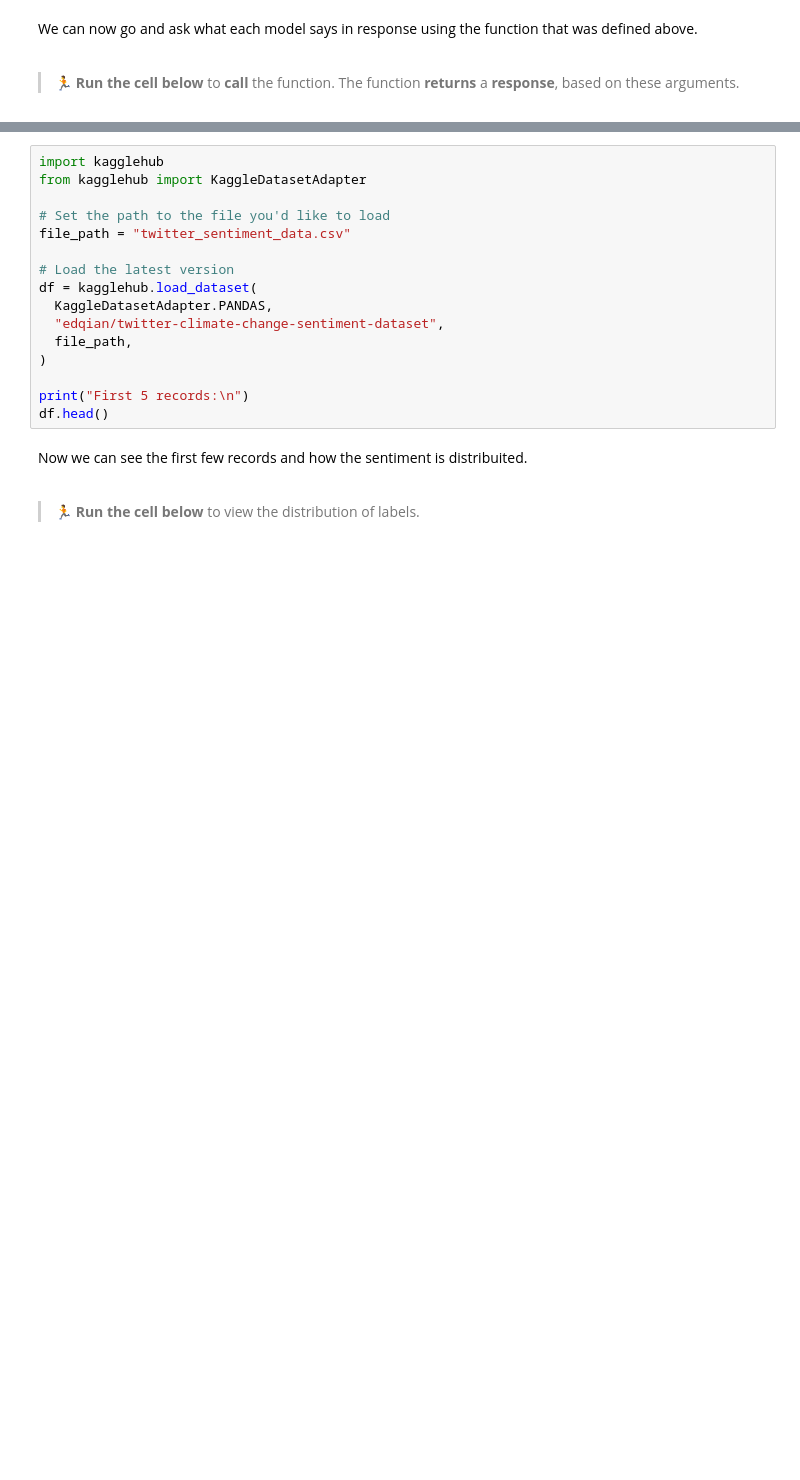
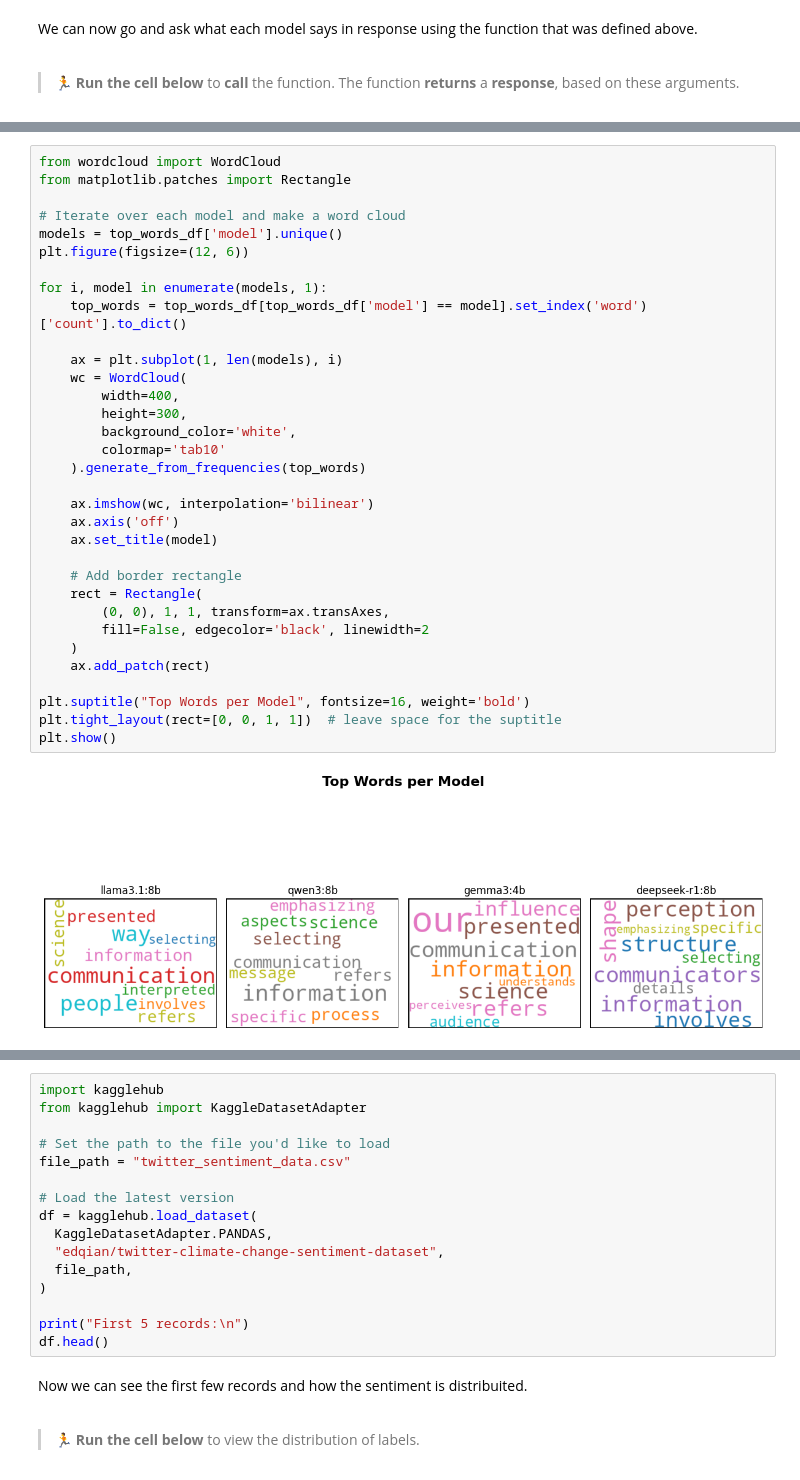
Before and after one commit to Fonzzy1/LLM-Workshop, a Jupyter notebook: workshop.ipynb, the cells around one changed output, grey strips where cells are left out. Drawn from its saved outputs; the diff is of its cells as text; blank space fills up the shorter version.

```diff
--- a/workshop.ipynb
+++ b/workshop.ipynb
@@ -147,0 +264,35 @@ for model in ['llama3.1:8b', 'qwen3:8b', 'gemma3:4b', 'deepseek-r1:8b']:
+# %%
+from wordcloud import WordCloud
+from matplotlib.patches import Rectangle
+
+# Iterate over each model and make a word cloud
+models = top_words_df['model'].unique()
+plt.figure(figsize=(12, 6))
+
+for i, model in enumerate(models, 1):
+    top_words = top_words_df[top_words_df['model'] == model].set_index('word')['count'].to_dict()
+
+    ax = plt.subplot(1, len(models), i)
+    wc = WordCloud(
+        width=400,
+        height=300,
+        background_color='white',
+        colormap='tab10'
+    ).generate_from_frequencies(top_words)
+
+    ax.imshow(wc, interpolation='bilinear')
+    ax.axis('off')
+    ax.set_title(model)
+
+    # Add border rectangle
+    rect = Rectangle(
+        (0, 0), 1, 1, transform=ax.transAxes,
+        fill=False, edgecolor='black', linewidth=2
+    )
+    ax.add_patch(rect)
+
+plt.suptitle("Top Words per Model", fontsize=16, weight='bold')
+plt.tight_layout(rect=[0, 0, 1, 1])  # leave space for the suptitle
+plt.show()
+# %% [output]
+[figure, added]
```
Also changed, not shown: parts of 16 cells of this notebook.
